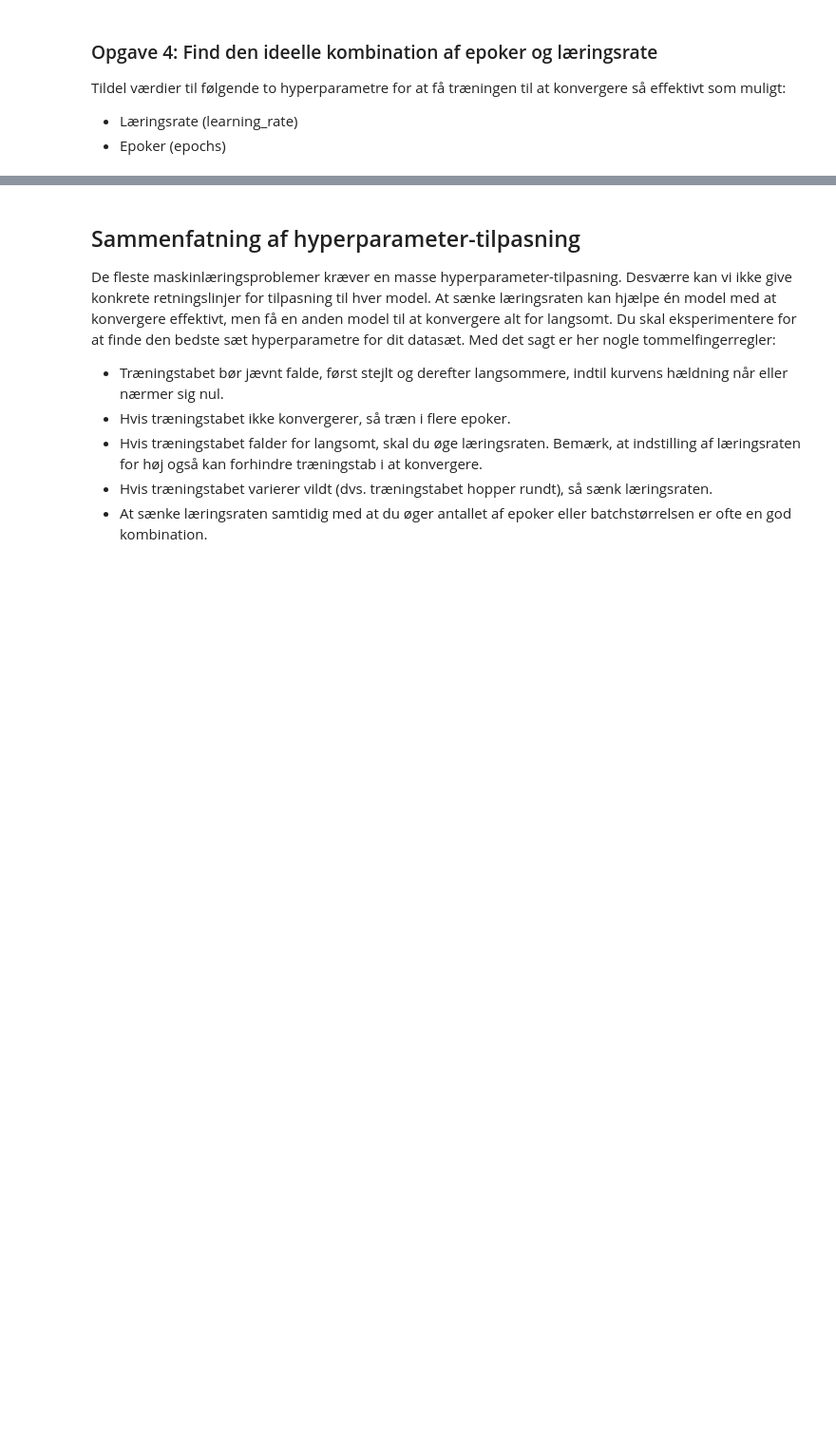
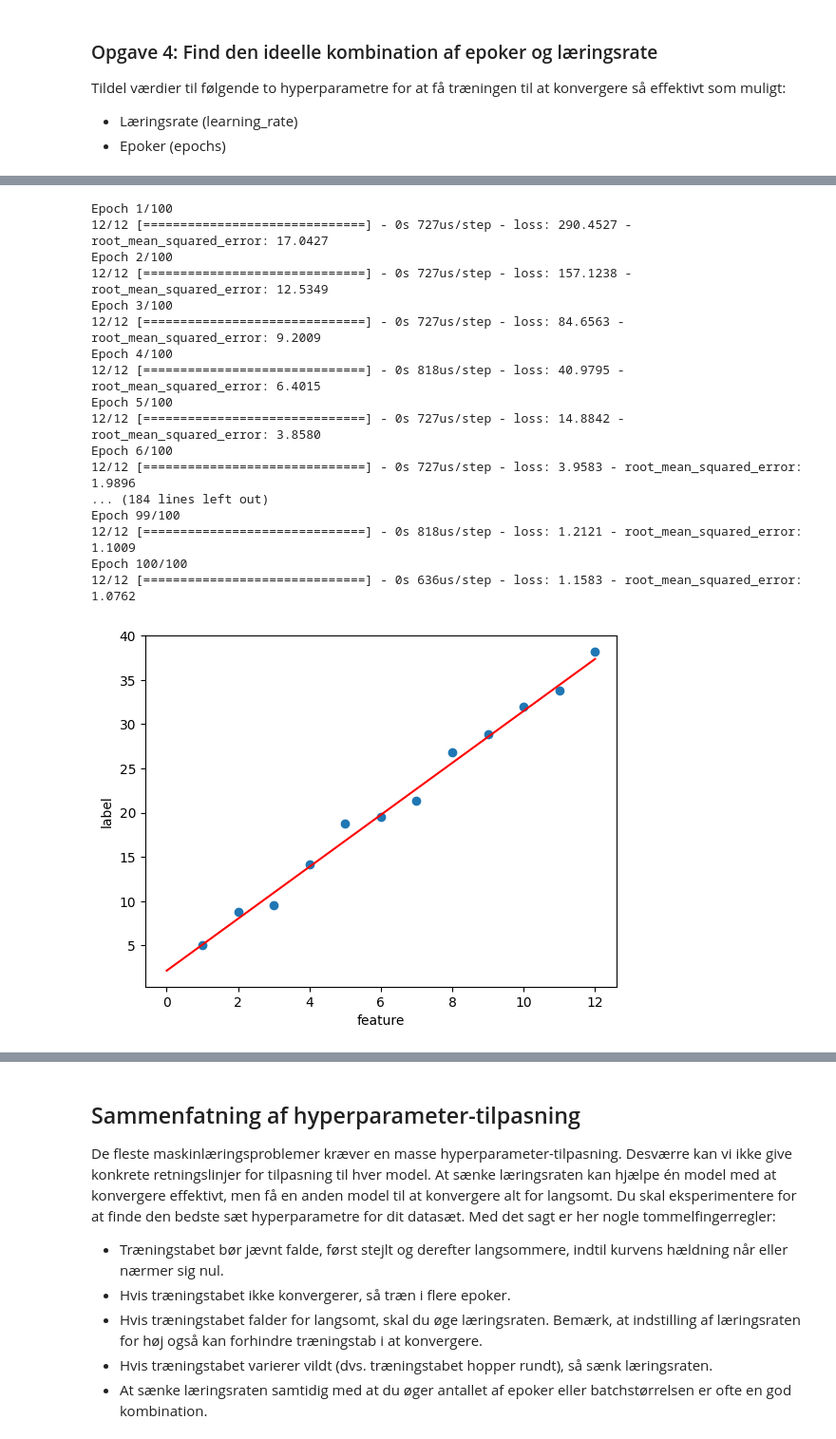
Before and after one commit to MAGS-GHC/ml-opgaver-DanDamgaard, a Jupyter notebook: 1. Regression/1. regression.ipynb, the cells around one changed output, grey strips where cells are left out. Shown at 95% size. Saved outputs shown, nothing was run; the diff lists cells and outputs as text; code cells hidden in the pictures; blank space fills up the shorter version.

```diff
--- a/1. Regression/1. regression.ipynb
+++ b/1. Regression/1. regression.ipynb
@@ -264,11 +374,30 @@ Experimentér med `my_batch_size` i den følgende kodecelle. Hvad er det mindste
 # %%
 learning_rate=0.05
 epochs=100
-my_batch_size= ?  # Replace ? with an integer.
+my_batch_size= 1  # Replace ? with an integer.
 
 my_model = build_model(learning_rate)
 trained_weight, trained_bias, epochs, rmse = train_model(my_model, my_feature,
                                                         my_label, epochs,
                                                         my_batch_size)
 plot_the_model(trained_weight, trained_bias, my_feature, my_label)
 plot_the_loss_curve(epochs, rmse)
+# %% [output]
+Epoch 1/100
+12/12 [==============================] - 0s 727us/step - loss: 290.4527 - root_mean_squared_error: 17.0427
+Epoch 2/100
+12/12 [==============================] - 0s 727us/step - loss: 157.1238 - root_mean_squared_error: 12.5349
+Epoch 3/100
+12/12 [==============================] - 0s 727us/step - loss: 84.6563 - root_mean_squared_error: 9.2009
+Epoch 4/100
+12/12 [==============================] - 0s 818us/step - loss: 40.9795 - root_mean_squared_error: 6.4015
+Epoch 5/100
+12/12 [==============================] - 0s 727us/step - loss: 14.8842 - root_mean_squared_error: 3.8580
+Epoch 6/100
+12/12 [==============================] - 0s 727us/step - loss: 3.9583 - root_mean_squared_error: 1.9896
+... (184 lines left out)
+Epoch 99/100
+12/12 [==============================] - 0s 818us/step - loss: 1.2121 - root_mean_squared_error: 1.1009
+Epoch 100/100
+12/12 [==============================] - 0s 636us/step - loss: 1.1583 - root_mean_squared_error: 1.0762
+[figure, added]
```
Also changed, not shown: parts of 26 cells of this notebook.
